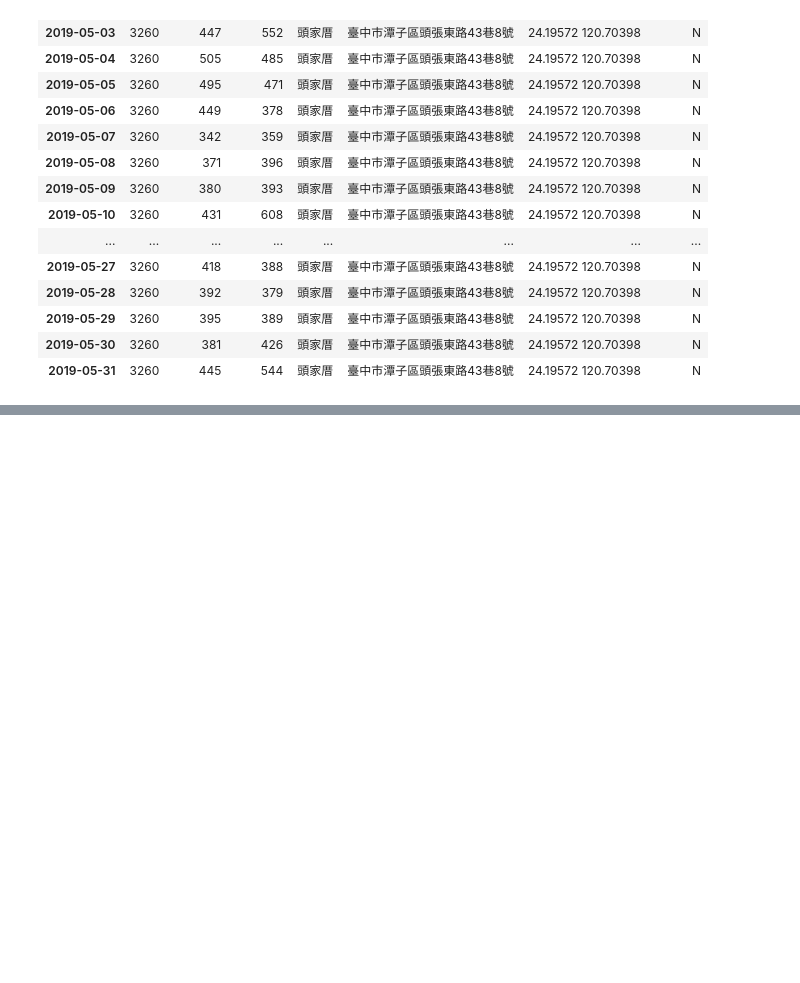
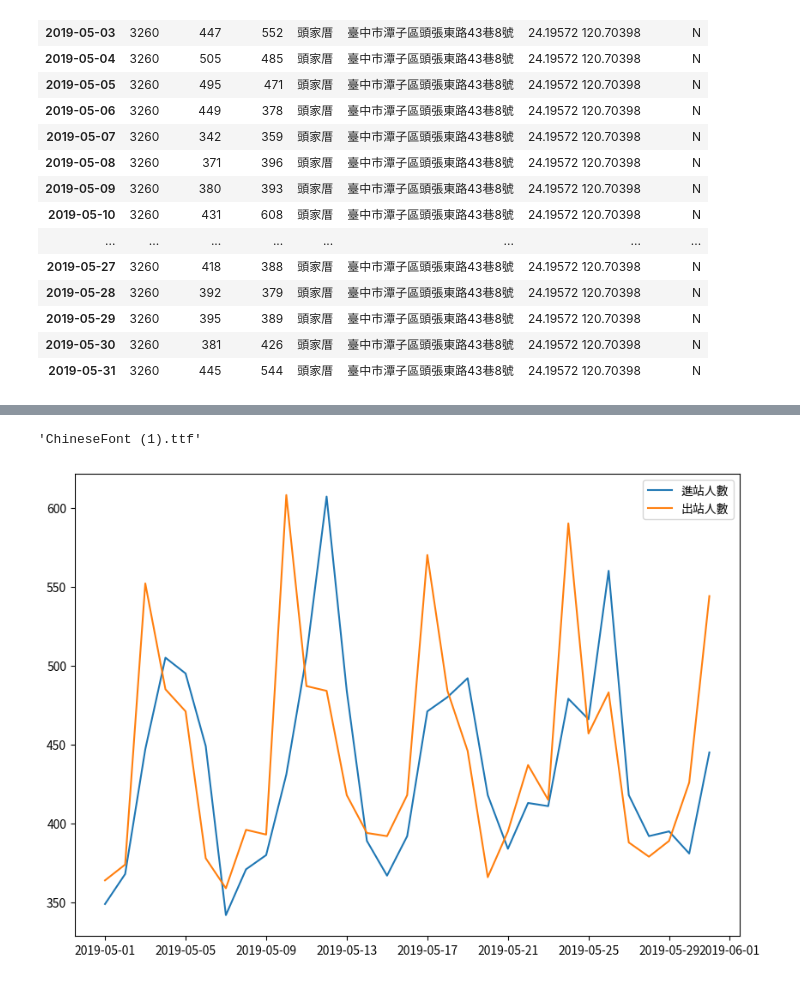
Before and after one commit to Marschang2025/python__analysis, a Jupyter notebook: lesson18/lesson18_4.ipynb, the cells around one changed output, grey strips where cells are left out. Cells and saved outputs as stored; diff of their text form; code cells hidden in the pictures; blank space fills up the shorter version.

```diff
--- a/lesson18/lesson18_4.ipynb
+++ b/lesson18/lesson18_4.ipynb
@@ -245,3 +245,6 @@ sort_datas1.loc['2019-05'].query('站名=="頭家厝"')
 | 2019-05-29 | 3260 | 395 | 389 | 頭家厝 | 臺中市潭子區頭張東路43巷8號 | 24.19572 120.70398 | N |
 | 2019-05-30 | 3260 | 381 | 426 | 頭家厝 | 臺中市潭子區頭張東路43巷8號 | 24.19572 120.70398 | N |
 | 2019-05-31 | 3260 | 445 | 544 | 頭家厝 | 臺中市潭子區頭張東路43巷8號 | 24.19572 120.70398 | N |
+# %%
+site_name = '頭家厝'
+site_info:DataFrame = sort_datas1.loc['2019-05'].query('站名==@site_name')
@@ -247,0 +255,19 @@ sort_datas1.loc['2019-05'].query('站名=="頭家厝"')
+# %%
+import wget
+wget.download("https://github.com/roberthsu2003/machine_learning/raw/refs/heads/main/source_data/ChineseFont.ttf")
+# %% [output]
+'ChineseFont (1).ttf'
+# %%
+import matplotlib as mpl
+from matplotlib.font_manager import fontManager
+import matplotlib.pyplot as plt
+
+fontManager.addfont("ChineseFont.ttf")
+mpl.rc('font', family="ChineseFont")
+plt.figure(figsize=(10,7))
+plt.plot(site_info.index,site_info["進站人數"],label="進站人數")
+plt.plot(site_info.index,site_info["出站人數"],label="出站人數")
+plt.legend()
+plt.show()
+# %% [output]
+[figure, added]
```
Also changed, not shown: parts of 1 cell of this notebook, 1 other file.
